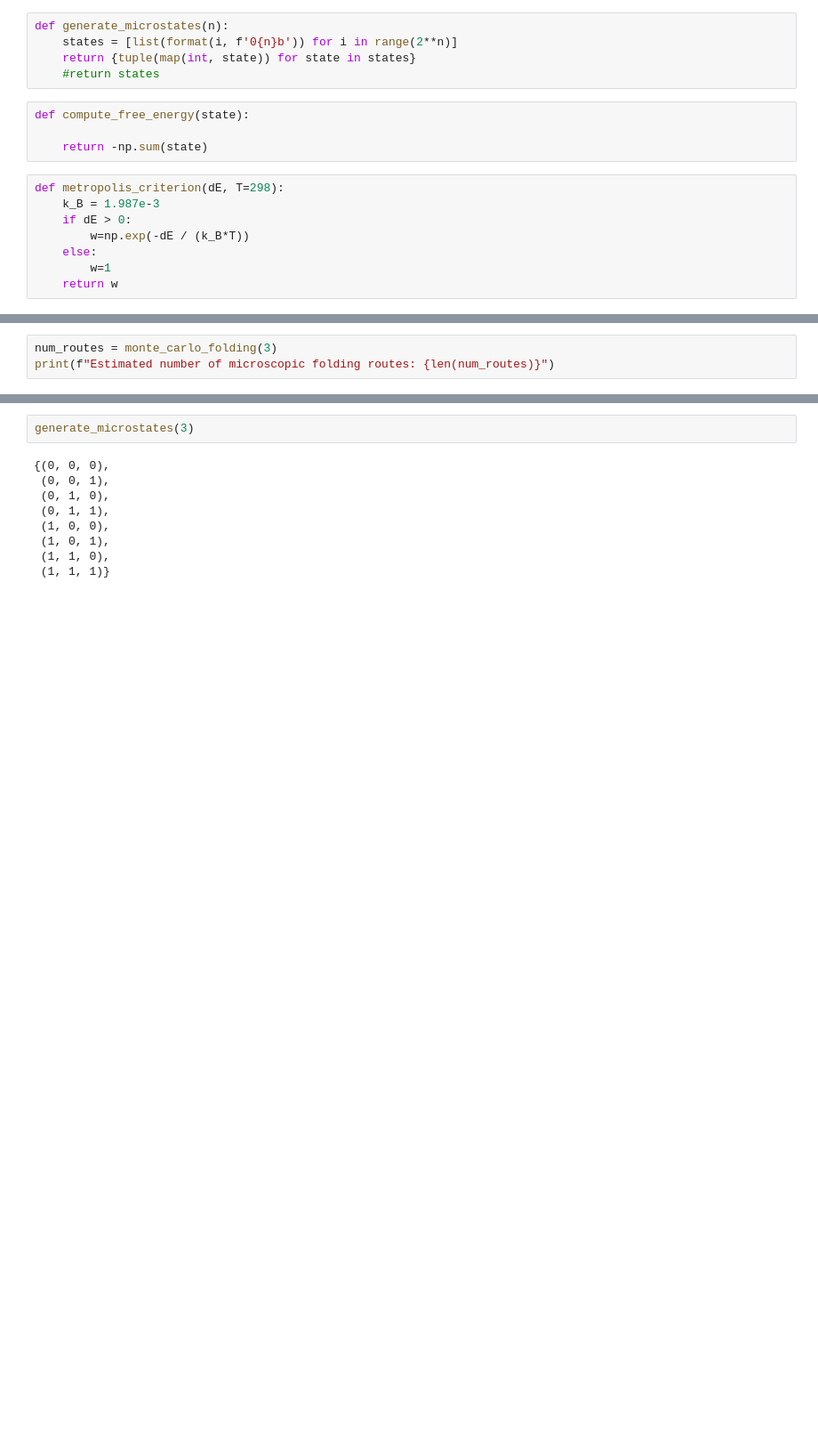
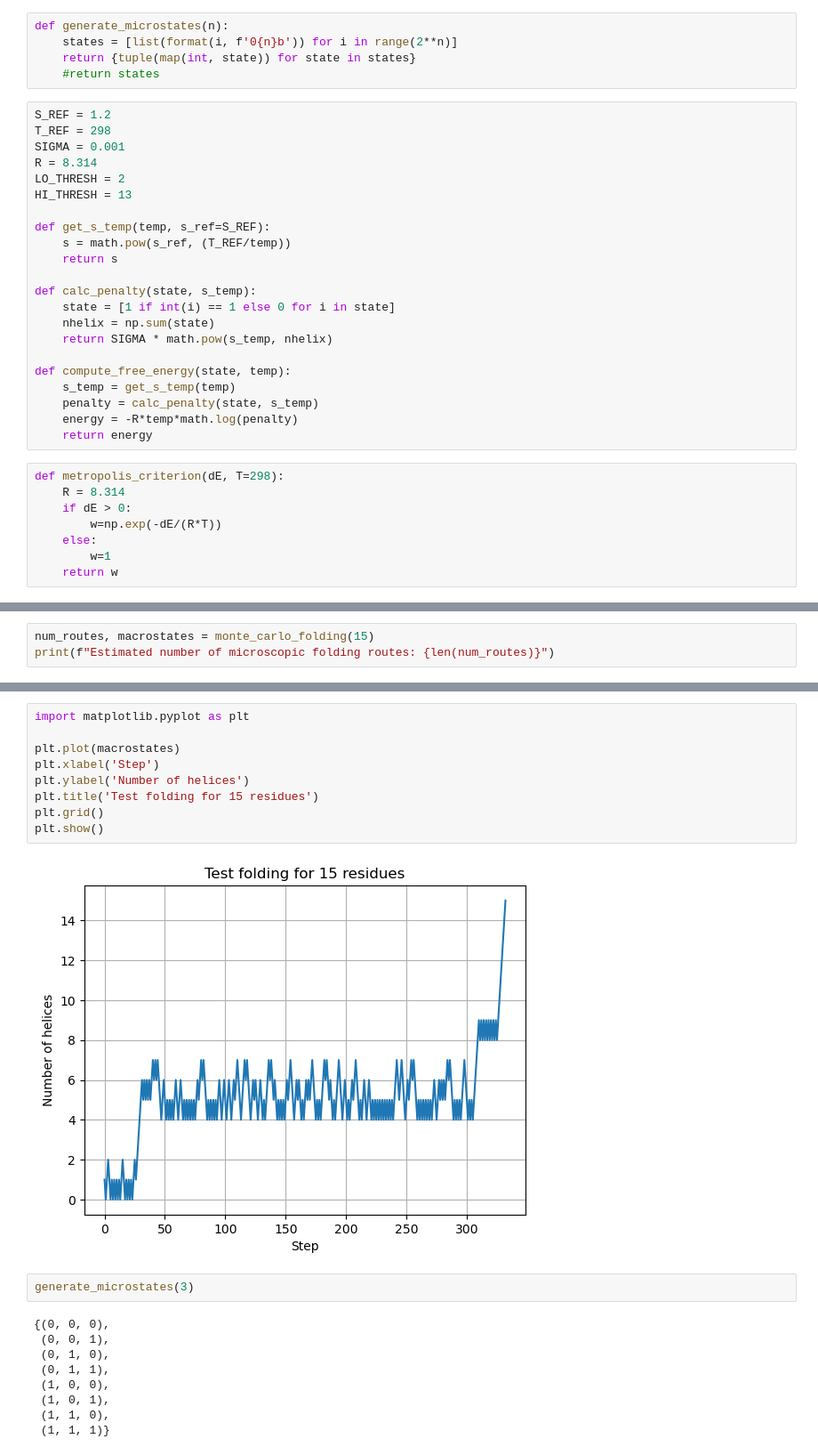
Before and after one commit to aadit-mahajan/assignment2-bt5340, a Jupyter notebook: MC.ipynb, the cells around one changed output, grey strips where cells are left out. Shown: that part at 89% size. Saved outputs shown, nothing was run; the diff lists cells and outputs as text; blank space fills up the shorter version.

```diff
--- a/MC.ipynb
+++ b/MC.ipynb
@@ -7,15 +7,33 @@ def generate_microstates(n):
     states = [list(format(i, f'0{n}b')) for i in range(2**n)]
     return {tuple(map(int, state)) for state in states}
     #return states
-# %%
-def compute_free_energy(state):
-
-    return -np.sum(state)
+# %%
+S_REF = 1.2
+T_REF = 298
+SIGMA = 0.001
+R = 8.314
+LO_THRESH = 2
+HI_THRESH = 13
+
+def get_s_temp(temp, s_ref=S_REF):
+    s = math.pow(s_ref, (T_REF/temp))
+    return s
+
+def calc_penalty(state, s_temp):
+    state = [1 if int(i) == 1 else 0 for i in state]
+    nhelix = np.sum(state)
+    return SIGMA * math.pow(s_temp, nhelix)
+
+def compute_free_energy(state, temp):
+    s_temp = get_s_temp(temp)
+    penalty = calc_penalty(state, s_temp)
+    energy = -R*temp*math.log(penalty)
+    return energy
 # %%
 def metropolis_criterion(dE, T=298):
-    k_B = 1.987e-3
+    R = 8.314
     if dE > 0:
-        w=np.exp(-dE / (k_B*T))
+        w=np.exp(-dE/(R*T))
     else:
         w=1
     return w
@@ -63,4 +133,4 @@ def monte_carlo_folding(n, steps=1):
 # %%
-num_routes = monte_carlo_folding(3)
+num_routes, macrostates = monte_carlo_folding(15)
 print(f"Estimated number of microscopic folding routes: {len(num_routes)}")
 # %% [output]
@@ -73,3 +144,14 @@ KeyboardInterrupt:
+# %%
+import matplotlib.pyplot as plt
+
+plt.plot(macrostates)
+plt.xlabel('Step')
+plt.ylabel('Number of helices')
+plt.title('Test folding for 15 residues')
+plt.grid()
+plt.show()
+# %% [output]
+[figure, added]
 # %%
 generate_microstates(3)
 # %% [output]
```
Also changed, not shown: parts of 8 cells of this notebook, 1 other file.
